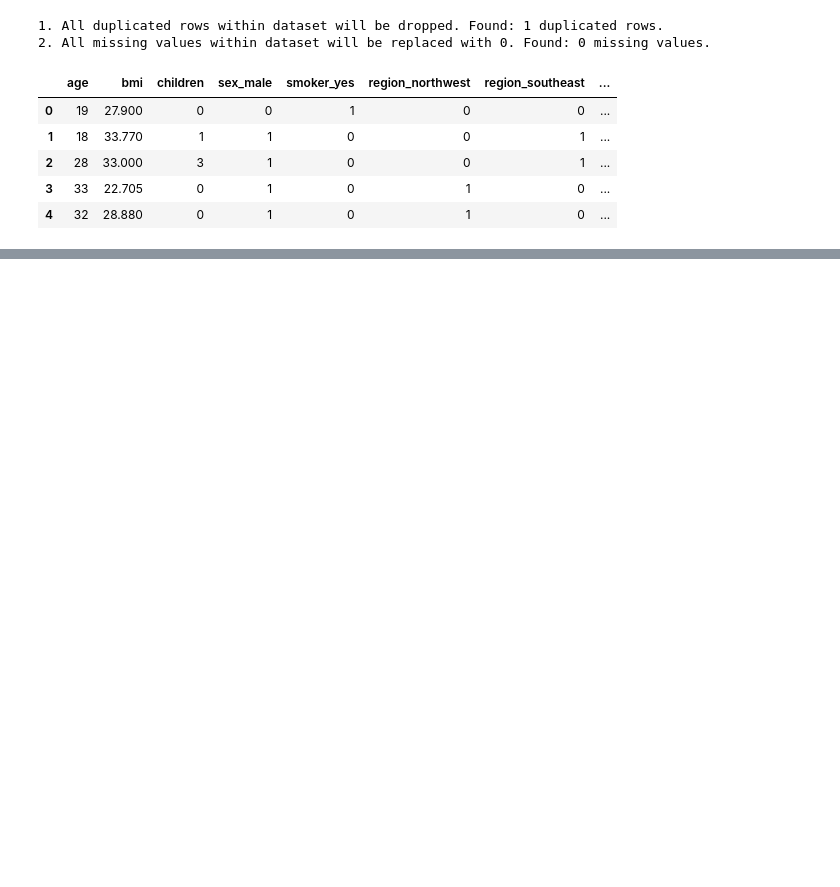
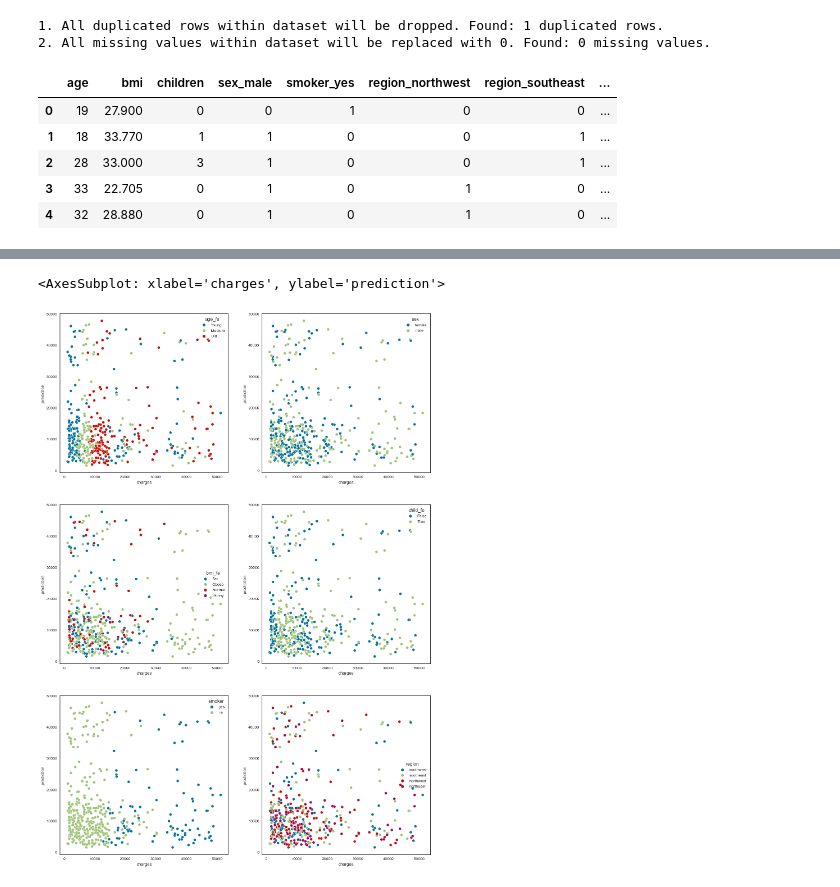
Before and after one commit to infoshareacademy/jdszr8-mmpk, a Jupyter notebook: ML/models/XGB_MZ_v1.ipynb, the cells around one changed output, grey strips where cells are left out. Drawn from its saved outputs; the diff is of its cells as text; code cells hidden in the pictures; blank space fills up the shorter version.

```diff
--- a/ML/models/XGB_MZ_v1.ipynb
+++ b/ML/models/XGB_MZ_v1.ipynb
@@ -172,0 +259,3 @@ y_pred = xgb_r.predict(X_test)
+# %%
+df_viz1['child_fe'] = df_viz1['children'] != 0
+df_viz1
@@ -172,0 +276,3 @@ y_pred = xgb_r.predict(X_test)
+# %%
+labels = 'Young', 'Medium', 'Old'
+df_viz1['age_fe'] = pd.qcut(df_viz1['age'], len(labels), labels=labels)
@@ -173,2 +294,20 @@ y_pred = xgb_r.predict(X_test)
+# %%
+plt.figure(figsize = (17, 25))
+plt.style.use('seaborn-white')
+plt.subplot(321)
+sns.scatterplot(x="charges", y="prediction",hue="age_fe", data=df_viz1)
+plt.subplot(322)
+sns.scatterplot(x="charges", y="prediction",hue="sex", data=df_viz1)
+plt.subplot(323)
+sns.scatterplot(x="charges", y="prediction",hue="bmi_fe", data=df_viz1)
+plt.subplot(324)
+sns.scatterplot(x="charges", y="prediction",hue="child_fe", data=df_viz1)
+plt.subplot(325)
+sns.scatterplot(x="charges", y="prediction",hue="smoker", data=df_viz1)
+plt.subplot(326)
+sns.scatterplot(x="charges", y="prediction",hue="region", data=df_viz1)
+# %% [output]
+<AxesSubplot: xlabel='charges', ylabel='prediction'>
+[figure, added]
 # %%
 y_pred == y_test
```
Also changed, not shown: parts of 27 cells of this notebook.
